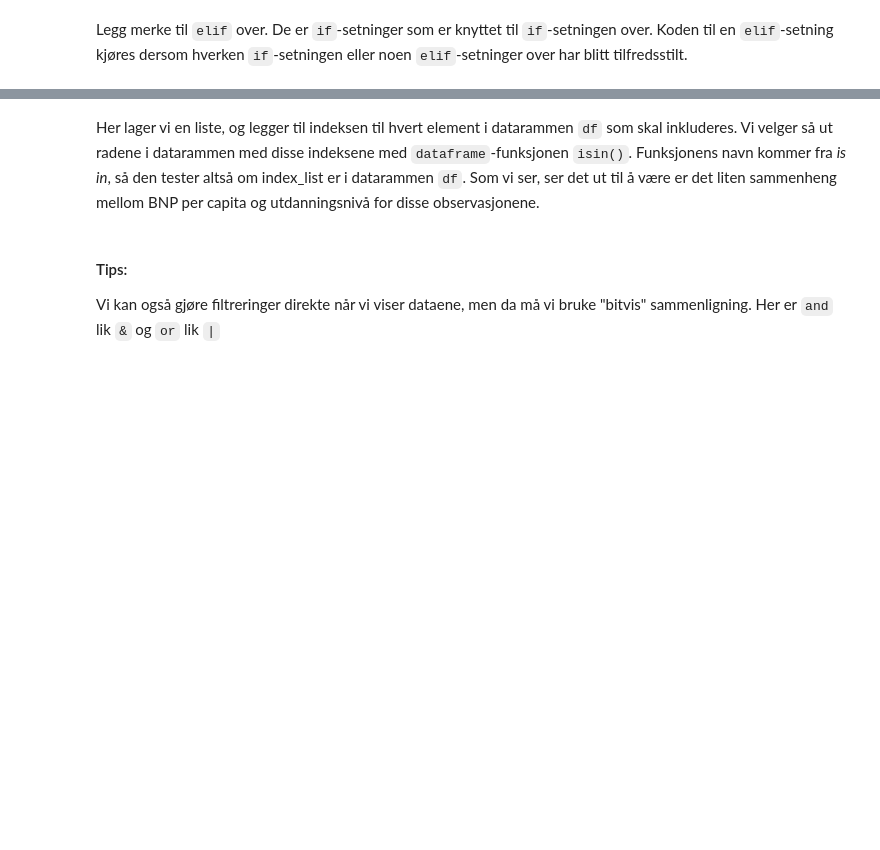
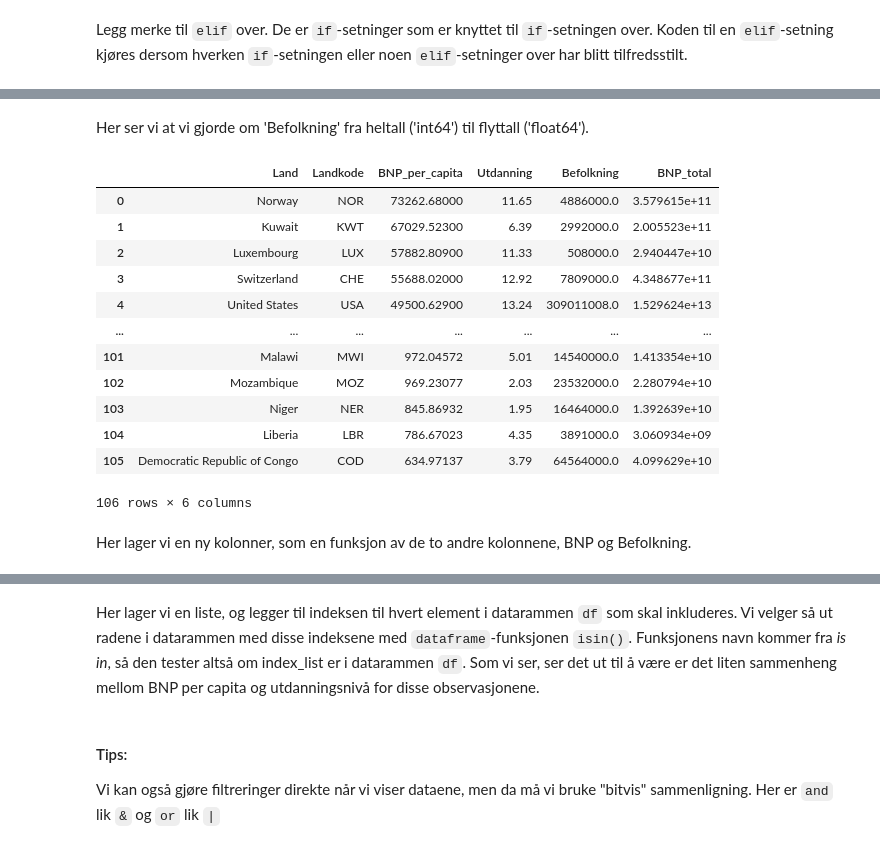
Before and after one commit to uit-sok-1003-h24/notebooks, a Jupyter notebook: 6 - Pandas, filtrering, logikk og betingelser.ipynb, the cells around one changed output, grey strips where cells are left out. Cells and saved outputs as stored; diff of their text form; code cells hidden in the pictures; blank space fills up the shorter version.

```diff
--- a/6 - Pandas, filtrering, logikk og betingelser.ipynb
+++ b/6 - Pandas, filtrering, logikk og betingelser.ipynb
@@ -121,0 +147,8 @@ Successfully installed contourpy-1.2.1 cycler-0.12.1 fonttools-4.53.0 kiwisolver
+# %%
+# Laste inn en CSV-fil som et DataFrame
+df = pd.read_csv('/Users/maaas6121/Library/CloudStorage/OneDrive-UiTOffice365/Skrivebord/Bachelor_Emner/SOK-1003/notebooks/data/schooling-gdp.csv') # Din vei til data.
+
+### OBS: FÅR DU FEILMEDLING OVER, SJEKK FILBANEN!!! ###
+
+# Vise de første radene i DataFrame
+df.head()
@@ -121,0 +360,22 @@ Successfully installed contourpy-1.2.1 cycler-0.12.1 fonttools-4.53.0 kiwisolver
+# %% [markdown]
+Her ser vi at vi gjorde om 'Befolkning' fra heltall ('int64') til flyttall ('float64').
+# %%
+# 10. Ny kolonne som er en funksjon av andre kolonner (BNP total)
+df['BNP_total'] = df['BNP_per_capita'] * df['Befolkning']
+df
+# %% [output]
+|  | Land | Landkode | BNP_per_capita | Utdanning | Befolkning | BNP_total |
+| 0 | Norway | NOR | 73262.68000 | 11.65 | 4886000.0 | 3.579615e+11 |
+| 1 | Kuwait | KWT | 67029.52300 | 6.39 | 2992000.0 | 2.005523e+11 |
+| 2 | Luxembourg | LUX | 57882.80900 | 11.33 | 508000.0 | 2.940447e+10 |
+| 3 | Switzerland | CHE | 55688.02000 | 12.92 | 7809000.0 | 4.348677e+11 |
+| 4 | United States | USA | 49500.62900 | 13.24 | 309011008.0 | 1.529624e+13 |
+| ... | ... | ... | ... | ... | ... | ... |
+| 101 | Malawi | MWI | 972.04572 | 5.01 | 14540000.0 | 1.413354e+10 |
+| 102 | Mozambique | MOZ | 969.23077 | 2.03 | 23532000.0 | 2.280794e+10 |
+| 103 | Niger | NER | 845.86932 | 1.95 | 16464000.0 | 1.392639e+10 |
+| 104 | Liberia | LBR | 786.67023 | 4.35 | 3891000.0 | 3.060934e+09 |
+| 105 | Democratic Republic of Congo | COD | 634.97137 | 3.79 | 64564000.0 | 4.099629e+10 |
+106 rows × 6 columns
+# %% [markdown]
+Her lager vi en ny kolonner, som en funksjon av de to andre kolonnene, BNP og Befolkning.
```
Also changed, not shown: parts of 142 cells of this notebook, 1 other file.
